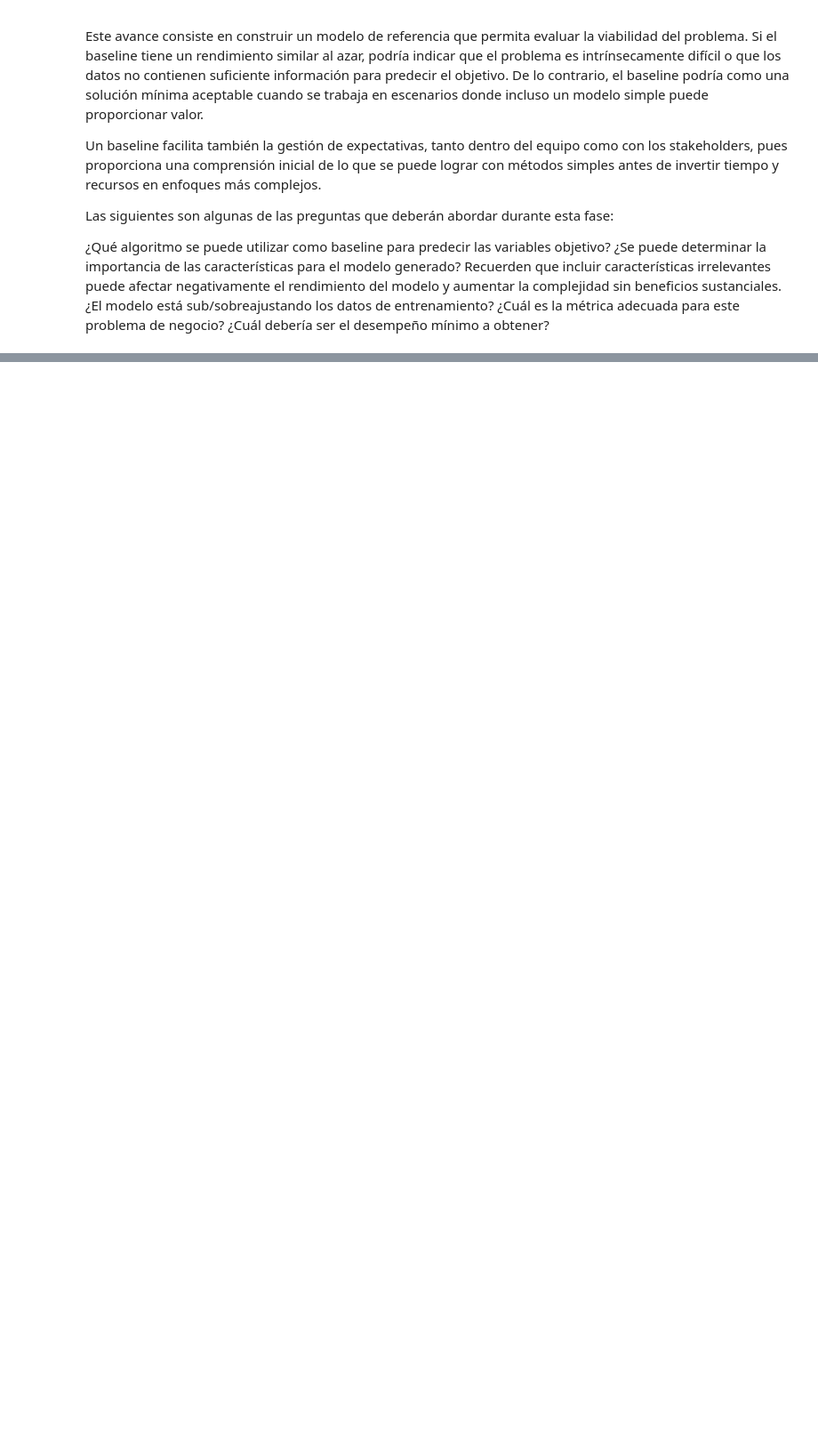
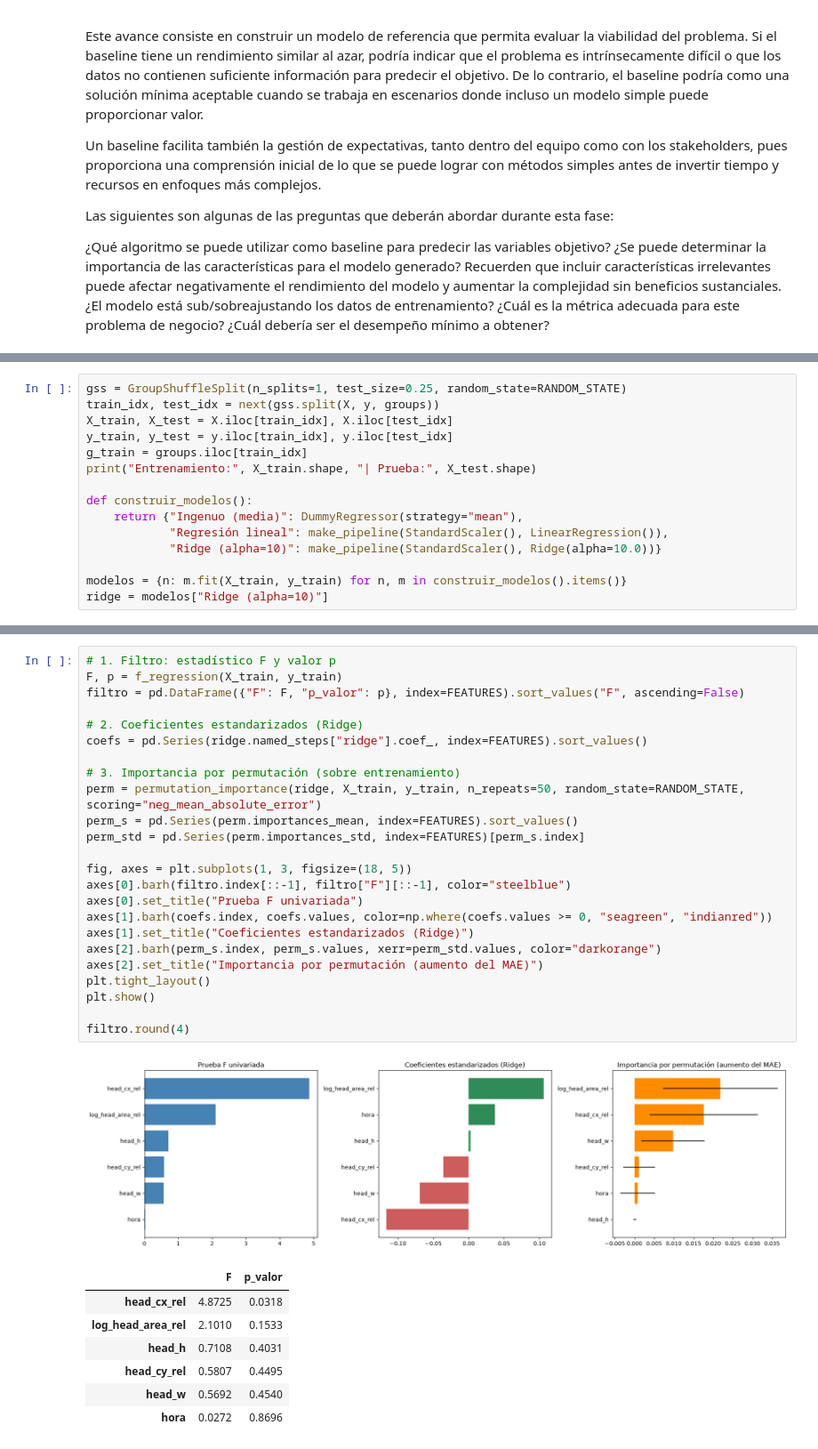
Before and after one commit to MarceloIsmael21/TC5031.10_ProyectoIntegrador, a Jupyter notebook: Notebooks/03_Baseline.ipynb, the cells around one changed output, grey strips where cells are left out. Shown at 89% size. Drawn from its saved outputs; the diff is of its cells as text; blank space fills up the shorter version.

```diff
--- a/Notebooks/03_Baseline.ipynb
+++ b/Notebooks/03_Baseline.ipynb
@@ -23,0 +110,15 @@ Las siguientes son algunas de las preguntas que deberán abordar durante esta fa
+# %%
+gss = GroupShuffleSplit(n_splits=1, test_size=0.25, random_state=RANDOM_STATE)
+train_idx, test_idx = next(gss.split(X, y, groups))
+X_train, X_test = X.iloc[train_idx], X.iloc[test_idx]
+y_train, y_test = y.iloc[train_idx], y.iloc[test_idx]
+g_train = groups.iloc[train_idx]
+print("Entrenamiento:", X_train.shape, "| Prueba:", X_test.shape)
+
+def construir_modelos():
+    return {"Ingenuo (media)": DummyRegressor(strategy="mean"),
+            "Regresión lineal": make_pipeline(StandardScaler(), LinearRegression()),
+            "Ridge (alpha=10)": make_pipeline(StandardScaler(), Ridge(alpha=10.0))}
+
+modelos = {n: m.fit(X_train, y_train) for n, m in construir_modelos().items()}
+ridge = modelos["Ridge (alpha=10)"]
@@ -23,0 +135,33 @@ Las siguientes son algunas de las preguntas que deberán abordar durante esta fa
+# %%
+# 1. Filtro: estadístico F y valor p
+F, p = f_regression(X_train, y_train)
+filtro = pd.DataFrame({"F": F, "p_valor": p}, index=FEATURES).sort_values("F", ascending=False)
+
+# 2. Coeficientes estandarizados (Ridge)
+coefs = pd.Series(ridge.named_steps["ridge"].coef_, index=FEATURES).sort_values()
+
+# 3. Importancia por permutación (sobre entrenamiento)
+perm = permutation_importance(ridge, X_train, y_train, n_repeats=50, random_state=RANDOM_STATE, scoring="neg_mean_absolute_error")
+perm_s = pd.Series(perm.importances_mean, index=FEATURES).sort_values()
+perm_std = pd.Series(perm.importances_std, index=FEATURES)[perm_s.index]
+
+fig, axes = plt.subplots(1, 3, figsize=(18, 5))
+axes[0].barh(filtro.index[::-1], filtro["F"][::-1], color="steelblue")
+axes[0].set_title("Prueba F univariada")
+axes[1].barh(coefs.index, coefs.values, color=np.where(coefs.values >= 0, "seagreen", "indianred"))
+axes[1].set_title("Coeficientes estandarizados (Ridge)")
+axes[2].barh(perm_s.index, perm_s.values, xerr=perm_std.values, color="darkorange")
+axes[2].set_title("Importancia por permutación (aumento del MAE)")
+plt.tight_layout()
+plt.show()
+
+filtro.round(4)
+# %% [output]
+[figure, added]
+|  | F | p_valor |
+| head_cx_rel | 4.8725 | 0.0318 |
+| log_head_area_rel | 2.1010 | 0.1533 |
+| head_h | 0.7108 | 0.4031 |
+| head_cy_rel | 0.5807 | 0.4495 |
+| head_w | 0.5692 | 0.4540 |
+| hora | 0.0272 | 0.8696 |
```
Also changed, not shown: parts of 25 cells of this notebook.
